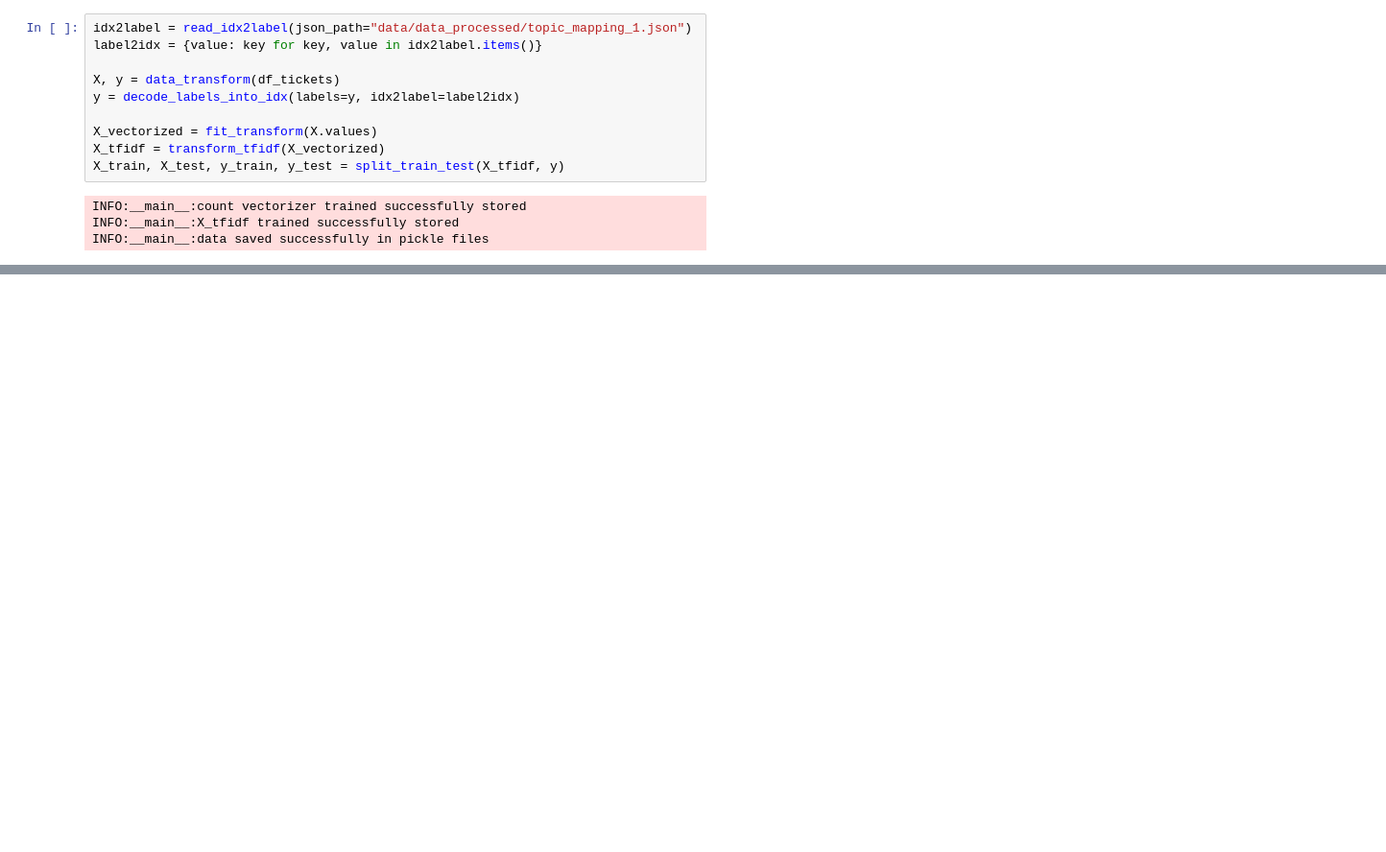
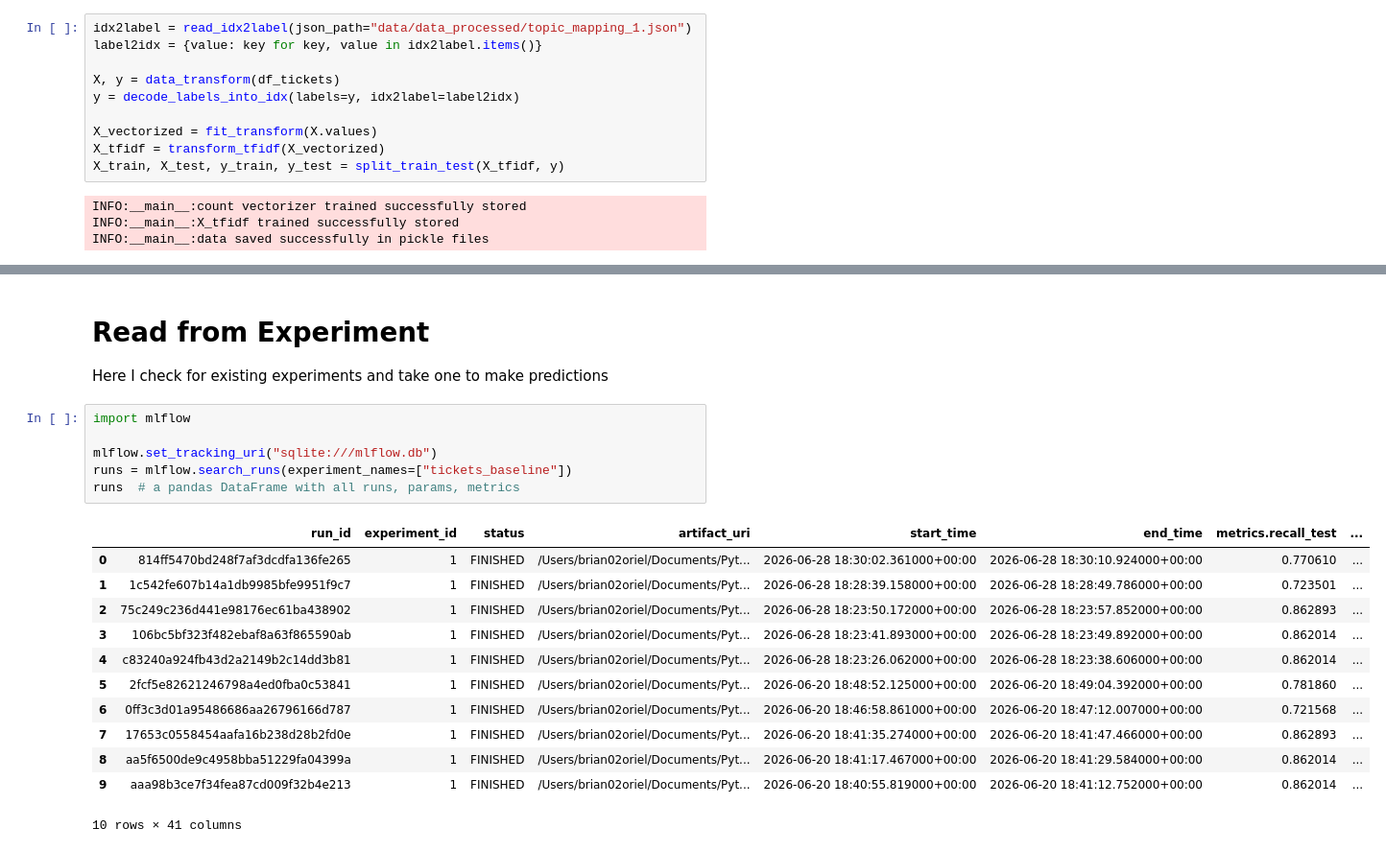
Before and after one commit to brian02oriel/platzi-ml-courses, a Jupyter notebook: TicketClassification/tracking_data_tickets.ipynb, the cells around one changed output, grey strips where cells are left out. Shown at 96% size. Cells and saved outputs as stored; diff of their text form; blank space fills up the shorter version.

Commit message:
Completing mlops tracking

```diff
--- a/TicketClassification/tracking_data_tickets.ipynb
+++ b/TicketClassification/tracking_data_tickets.ipynb
@@ -627,0 +628,22 @@ weighted avg       0.78      0.78      0.78      5689
+# %% [markdown]
+# Read from Experiment
+Here I check for existing experiments and take one to make predictions
+# %%
+import mlflow
+
+mlflow.set_tracking_uri("sqlite:///mlflow.db")
+runs = mlflow.search_runs(experiment_names=["tickets_baseline"])
+runs  # a pandas DataFrame with all runs, params, metrics
+# %% [output]
+|  | run_id | experiment_id | status | artifact_uri | start_time | end_time | metrics.recall_test | ... |
+| 0 | 814ff5470bd248f7af3dcdfa136fe265 | 1 | FINISHED | /Users/brian02oriel/Documents/Pyt... | 2026-06-28 18:30:02.361000+00:00 | 2026-06-28 18:30:10.924000+00:00 | 0.770610 | ... |
+| 1 | 1c542fe607b14a1db9985bfe9951f9c7 | 1 | FINISHED | /Users/brian02oriel/Documents/Pyt... | 2026-06-28 18:28:39.158000+00:00 | 2026-06-28 18:28:49.786000+00:00 | 0.723501 | ... |
+| 2 | 75c249c236d441e98176ec61ba438902 | 1 | FINISHED | /Users/brian02oriel/Documents/Pyt... | 2026-06-28 18:23:50.172000+00:00 | 2026-06-28 18:23:57.852000+00:00 | 0.862893 | ... |
+| 3 | 106bc5bf323f482ebaf8a63f865590ab | 1 | FINISHED | /Users/brian02oriel/Documents/Pyt... | 2026-06-28 18:23:41.893000+00:00 | 2026-06-28 18:23:49.892000+00:00 | 0.862014 | ... |
+| 4 | c83240a924fb43d2a2149b2c14dd3b81 | 1 | FINISHED | /Users/brian02oriel/Documents/Pyt... | 2026-06-28 18:23:26.062000+00:00 | 2026-06-28 18:23:38.606000+00:00 | 0.862014 | ... |
+| 5 | 2fcf5e82621246798a4ed0fba0c53841 | 1 | FINISHED | /Users/brian02oriel/Documents/Pyt... | 2026-06-20 18:48:52.125000+00:00 | 2026-06-20 18:49:04.392000+00:00 | 0.781860 | ... |
+| 6 | 0ff3c3d01a95486686aa26796166d787 | 1 | FINISHED | /Users/brian02oriel/Documents/Pyt... | 2026-06-20 18:46:58.861000+00:00 | 2026-06-20 18:47:12.007000+00:00 | 0.721568 | ... |
+| 7 | 17653c0558454aafa16b238d28b2fd0e | 1 | FINISHED | /Users/brian02oriel/Documents/Pyt... | 2026-06-20 18:41:35.274000+00:00 | 2026-06-20 18:41:47.466000+00:00 | 0.862893 | ... |
+| 8 | aa5f6500de9c4958bba51229fa04399a | 1 | FINISHED | /Users/brian02oriel/Documents/Pyt... | 2026-06-20 18:41:17.467000+00:00 | 2026-06-20 18:41:29.584000+00:00 | 0.862014 | ... |
+| 9 | aaa98b3ce7f34fea87cd009f32b4e213 | 1 | FINISHED | /Users/brian02oriel/Documents/Pyt... | 2026-06-20 18:40:55.819000+00:00 | 2026-06-20 18:41:12.752000+00:00 | 0.862014 | ... |
+10 rows × 41 columns
```
Also changed, not shown: parts of 33 cells of this notebook, 58 other files.
